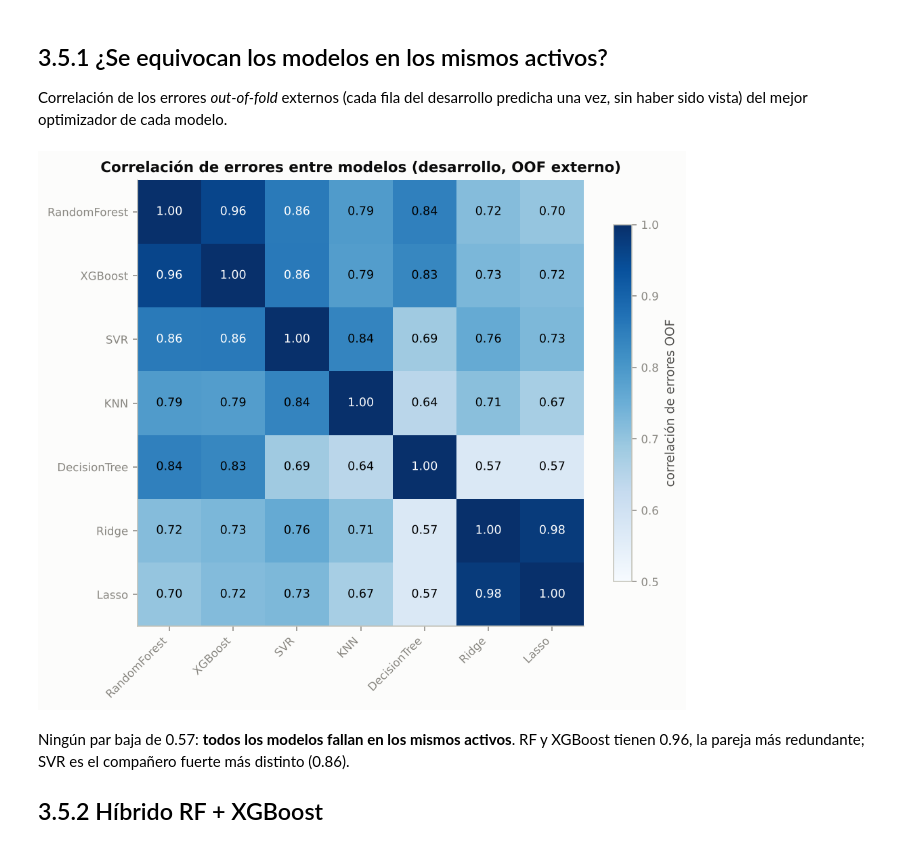
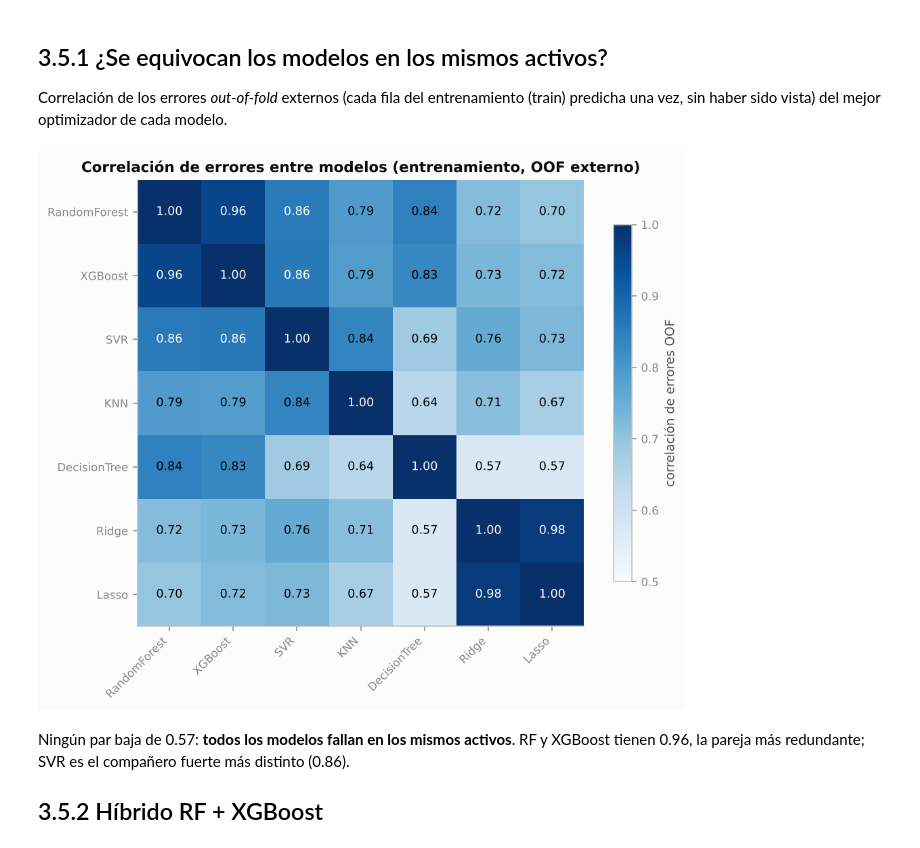
Before and after one commit to leonellatp-bit/ml-costo-upstream, a Jupyter notebook: book/05b_modelos_hibridos.ipynb, the cells around one changed output. Cells and saved outputs as stored; diff of their text form; code cells hidden in the pictures.

Commit message:
new model

```diff
--- a/book/05b_modelos_hibridos.ipynb
+++ b/book/05b_modelos_hibridos.ipynb
@@ -56,33 +56,33 @@ OUT = C.RESULTS_DIR / "blend"
 # %% [markdown]
 ## 3.5.1 ¿Se equivocan los modelos en los mismos activos?
 
-Correlación de los errores *out-of-fold* externos (cada fila del desarrollo predicha una vez, sin haber sido
+Correlación de los errores *out-of-fold* externos (cada fila del entrenamiento (train) predicha una vez, sin haber sido
 vista) del mejor optimizador de cada modelo.
 # %%
 BEST = run_blend2.BEST
 E = {}
 for m, meth in BEST.items():
     parts = [pickle.load(open(C.RESULTS_DIR / "cache" / f"A_estructural__{m}__{meth}__{k}.pkl", "rb")) for k in range(10)]
     n = sum(len(p["y"]) for p in parts)
     e = np.zeros(n)
     for p in parts:
         e[p["index"]] = p["y"] - p["pred"]
     E[m] = e
 E = pd.DataFrame(E)
 corr = E.corr()
 fig, ax = plt.subplots(figsize=(7.5, 6))
 im = ax.imshow(corr, vmin=0.5, vmax=1, cmap="Blues"); ax.grid(False)
 ax.set_xticks(range(7), corr.columns, rotation=45, ha="right"); ax.set_yticks(range(7), corr.columns)
 for i in range(7):
     for j in range(7):
         ax.text(j, i, f"{corr.iloc[i, j]:.2f}", ha="center", va="center", fontsize=9,
                 color="white" if corr.iloc[i, j] > 0.85 else "black")
 fig.colorbar(im, ax=ax, shrink=.8, label="correlación de errores OOF")
-ax.set_title("Correlación de errores entre modelos (desarrollo, OOF externo)")
+ax.set_title("Correlación de errores entre modelos (entrenamiento, OOF externo)")
 fig.tight_layout(); fig.savefig(C.FIG_DIR / "hibridos_corr_errores.png", dpi=150)
 plt.show()
 # %% [output]
-[figure, old version]
+[figure, new version]
 # %% [markdown]
 Ningún par baja de 0.57: **todos los modelos fallan en los mismos activos**. RF y XGBoost tienen 0.96, la
 pareja más redundante; SVR es el compañero fuerte más distinto (0.86).
```
Also changed, not shown: parts of 4 cells of this notebook, 40 other files.
